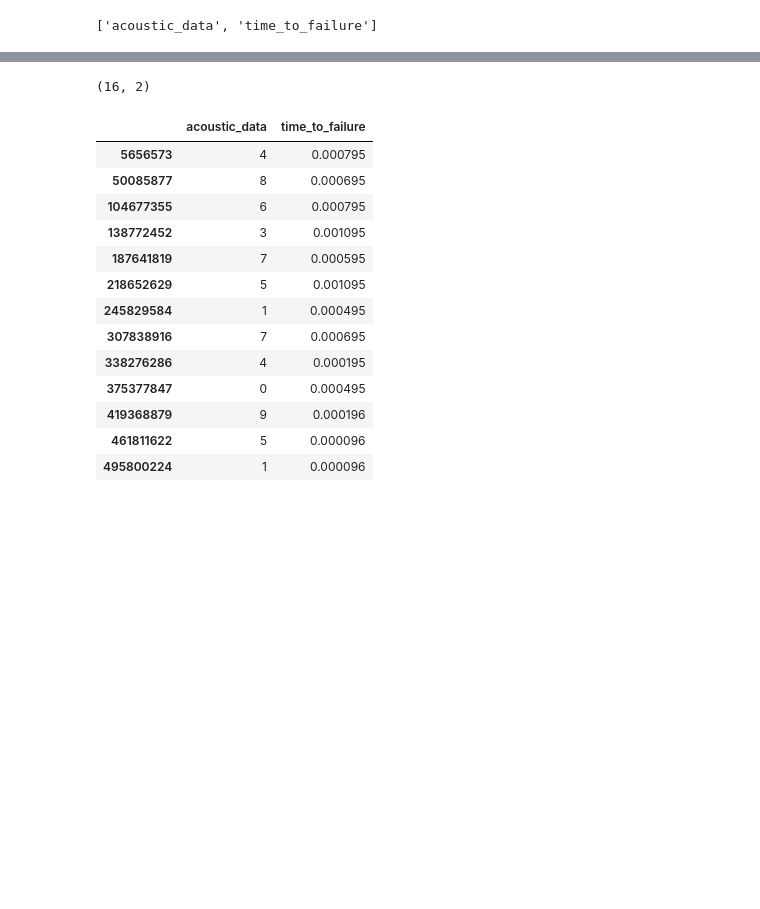
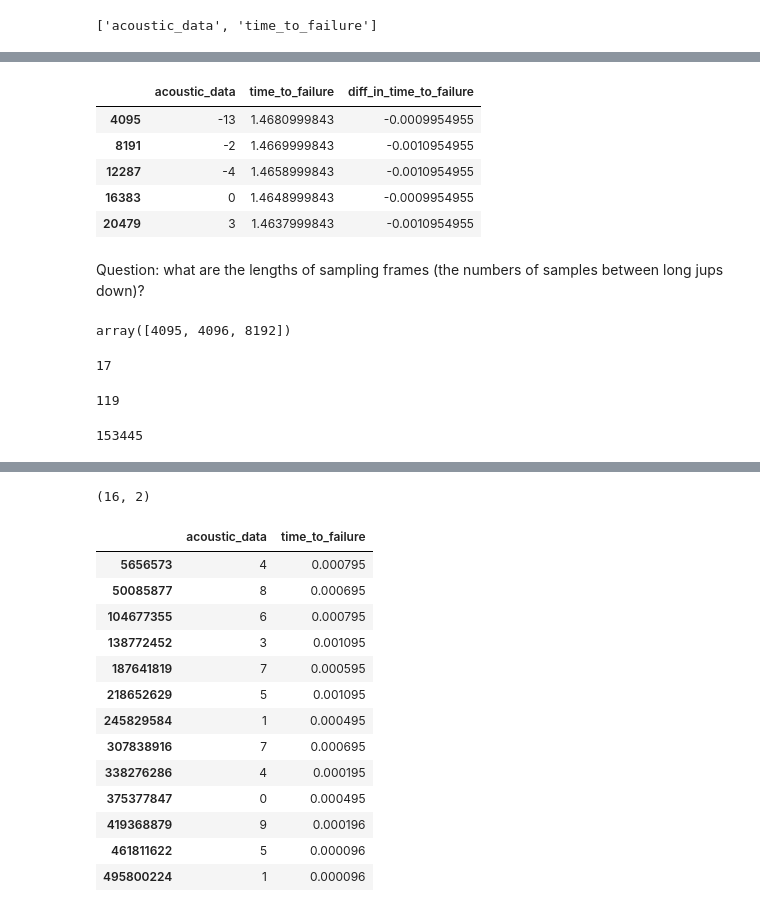
Before and after one commit to vladk17/LANL-Earthquake-Prediction, a Jupyter notebook: nbs/VKkernel.ipynb, the cells around one changed output, grey strips where cells are left out. Saved outputs shown, nothing was run; the diff lists cells and outputs as text; code cells hidden in the pictures; blank space fills up the shorter version.

```diff
--- a/nbs/VKkernel.ipynb
+++ b/nbs/VKkernel.ipynb
@@ -104,18 +156,34 @@ except NameError:
 # %%
 start_time = timeit.default_timer()
+from collections import Counter
+diff_ttf_2_counter_dict = Counter()
 try:
     del(df_train_iter)
 except NameError:
     pass
-
+#idx = 0
 df_train_iter = pd.read_csv('../input/train.csv', chunksize=train_nrows_val//100,
                        dtype={'acoustic_data': np.int16, 'time_to_failure': np.float64},iterator=True)
-
+time_to_failure_diffs_set = set()
 df_after_jumping_up_points = pd.DataFrame()
+df_after_long_jumps_down_points=pd.DataFrame()
 for df in df_train_iter:
     df['diff_in_time_to_failure']=df['time_to_failure'].diff()
-    df_jumps = df.loc[(df['diff_in_time_to_failure'] > 0)]
+    nparr_ = df['diff_in_time_to_failure'].values
+    nparr_ = nparr_[~np.isnan(nparr_)]
+    diff_ttf_2_counter_dict += Counter(nparr_)
+
+#    if idx == 0:
+#        df_sample_0 = df.copy()
+#    if idx == 1:
+#        df_sample_1 = df.copy()
+#    idx = idx +1
+    #time_to_failure_diffs_set = time_to_failure_diffs_set.union(list(set(df['diff_in_time_to_failure'].values)))
+    #print(set(df['diff_in_time_to_failure'].values[:5]))
+    df_jumps_up = df.loc[(df['diff_in_time_to_failure'] > 0)]
+    df_long_jumps_down = df.loc[(df['diff_in_time_to_failure'] < -0.0001)]
     #display(df_jumps)
-    df_after_jumping_up_points=df_after_jumping_up_points.append(df_jumps)
+    df_after_jumping_up_points=df_after_jumping_up_points.append(df_jumps_up)
+    df_after_long_jumps_down_points=df_after_long_jumps_down_points.append(df_long_jumps_down)
 print('elapsed time: {:.2f} sec'.format(timeit.default_timer()-start_time))
 # %% [output]
@@ -144,0 +298,27 @@ df_after_jumping_up_points
+# %%
+display_df_with_preset_precision(df_after_long_jumps_down_points.head(),max_precision)
+# %% [output]
+|  | acoustic_data | time_to_failure | diff_in_time_to_failure |
+| 4095 | -13 | 1.4680999843 | -0.0009954955 |
+| 8191 | -2 | 1.4669999843 | -0.0010954955 |
+| 12287 | -4 | 1.4658999843 | -0.0010954955 |
+| 16383 | 0 | 1.4648999843 | -0.0009954955 |
+| 20479 | 3 | 1.4637999843 | -0.0010954955 |
+# %% [markdown]
+Question: what are the lengths of sampling frames (the numbers of samples between long jups down)?
+# %%
+np.unique(np.diff(df_after_long_jumps_down_points.index))
+# %% [output]
+array([4095, 4096, 8192])
+# %%
+len(np.where(np.diff(df_after_long_jumps_down_points.index)==8192)[0])
+# %% [output]
+17
+# %%
+len(np.where(np.diff(df_after_long_jumps_down_points.index)==4095)[0])
+# %% [output]
+119
+# %%
+len(np.where(np.diff(df_after_long_jumps_down_points.index)==4096)[0])
+# %% [output]
+153445
```
Also changed, not shown: parts of 43 cells of this notebook.
